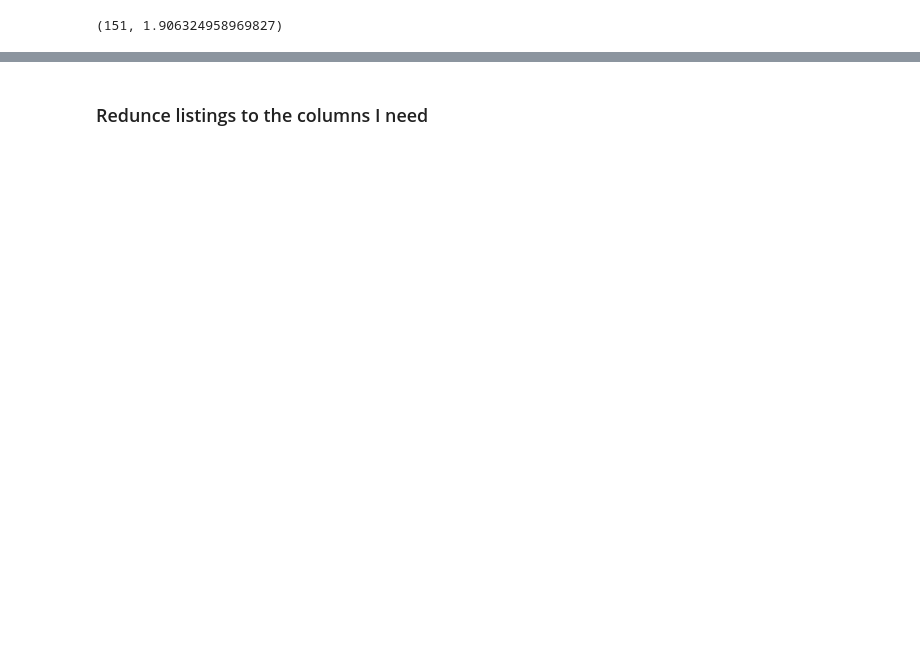
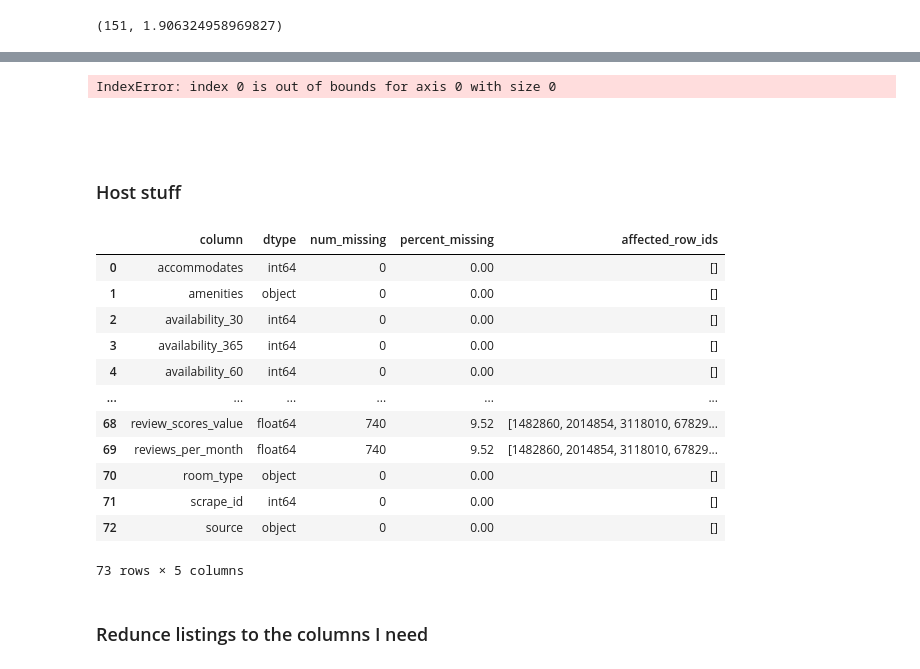
Before and after one commit to Aranidin/Project_ML_SS2025, a Jupyter notebook: Preprocessing/listings_prep.ipynb, the cells around one changed output, grey strips where cells are left out. Drawn from its saved outputs; the diff is of its cells as text; code cells hidden in the pictures; blank space fills up the shorter version.

```diff
--- a/Preprocessing/listings_prep.ipynb
+++ b/Preprocessing/listings_prep.ipynb
@@ -162,0 +274,4 @@ Index(['id', 'name', 'host_id', 'host_name', 'neighbourhood_group',
+# %%
+listings[['bathrooms_num', 'bathrooms_type']] = listings['bathrooms_text'].str.split(' ', n=1, expand=True)
+listings['bathrooms_num'] = pd.to_numeric(listings['bathrooms_num'], errors='coerce')
+listings[['bathrooms', 'bathrooms_text', 'bathrooms_num', 'bathrooms_type']].head()
@@ -162,0 +311,3 @@ Index(['id', 'name', 'host_id', 'host_name', 'neighbourhood_group',
+# %%
+listings['bathrooms'] = listings['bathrooms_num'].combine_first(listings['bathrooms'])
+listings = listings.drop('bathrooms_num', axis=1)
@@ -163,3 +324,32 @@ Index(['id', 'name', 'host_id', 'host_name', 'neighbourhood_group',
+# %%
+bathroom_row_ids = missing_df[missing_df['column'] == 'bathroom']['affected_row_ids'].values[0]
+bathroom_text_row_ids = missing_df[missing_df['column'] == 'bathroom_text']['affected_row_ids'].values[0]
+shared_ids = shared_values(bathroom_row_ids, bathroom_text_row_ids)
+length = len(shared_ids)
+length, (length/listings.shape[0])*100
+# %% [output]
+IndexError: index 0 is out of bounds for axis 0 with size 0
+# %% [markdown]
+##
+# %% [markdown]
+### Host stuff
+# %%
+missing_df = missing_info(listings, 'id', 'column', True)
+missing_df
+# %% [output]
+|  | column | dtype | num_missing | percent_missing | affected_row_ids |
+| 0 | accommodates | int64 | 0 | 0.00 | [] |
+| 1 | amenities | object | 0 | 0.00 | [] |
+| 2 | availability_30 | int64 | 0 | 0.00 | [] |
+| 3 | availability_365 | int64 | 0 | 0.00 | [] |
+| 4 | availability_60 | int64 | 0 | 0.00 | [] |
+| ... | ... | ... | ... | ... | ... |
+| 68 | review_scores_value | float64 | 740 | 9.52 | [1482860, 2014854, 3118010, 67829... |
+| 69 | reviews_per_month | float64 | 740 | 9.52 | [1482860, 2014854, 3118010, 67829... |
+| 70 | room_type | object | 0 | 0.00 | [] |
+| 71 | scrape_id | int64 | 0 | 0.00 | [] |
+| 72 | source | object | 0 | 0.00 | [] |
+73 rows × 5 columns
 # %% [markdown]
 ### Redunce listings to the columns I need
 # %%
```
Also changed, not shown: parts of 24 cells of this notebook, 1 other file.
